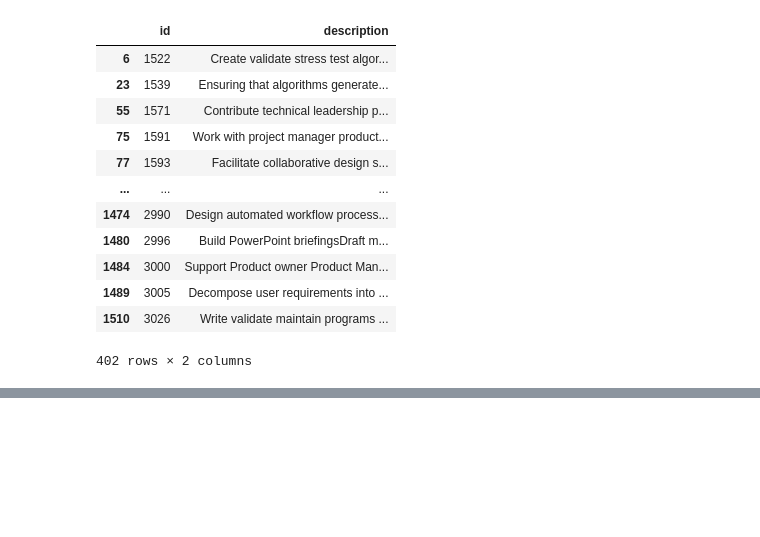
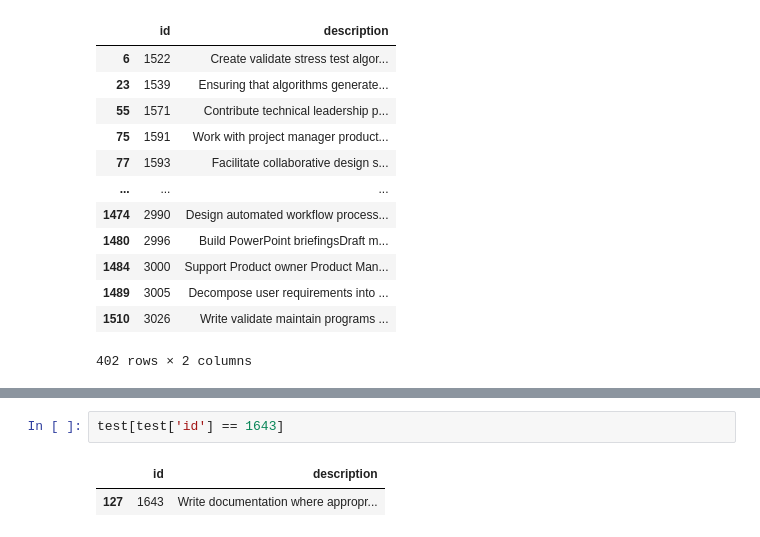
Before and after one commit to t-nakatani/signate_stu22, a Jupyter notebook: signate_stu_v27.ipynb, the cells around one changed output, grey strips where cells are left out. Drawn from its saved outputs; the diff is of its cells as text; blank space fills up the shorter version.

```diff
--- a/signate_stu_v27.ipynb
+++ b/signate_stu_v27.ipynb
@@ -441,0 +549,5 @@ epoch: 1
+# %%
+test[test['id'] == 1643]
+# %% [output]
+|  | id | description |
+| 127 | 1643 | Write documentation where appropr... |
```
Also changed, not shown: parts of 15 cells of this notebook.
